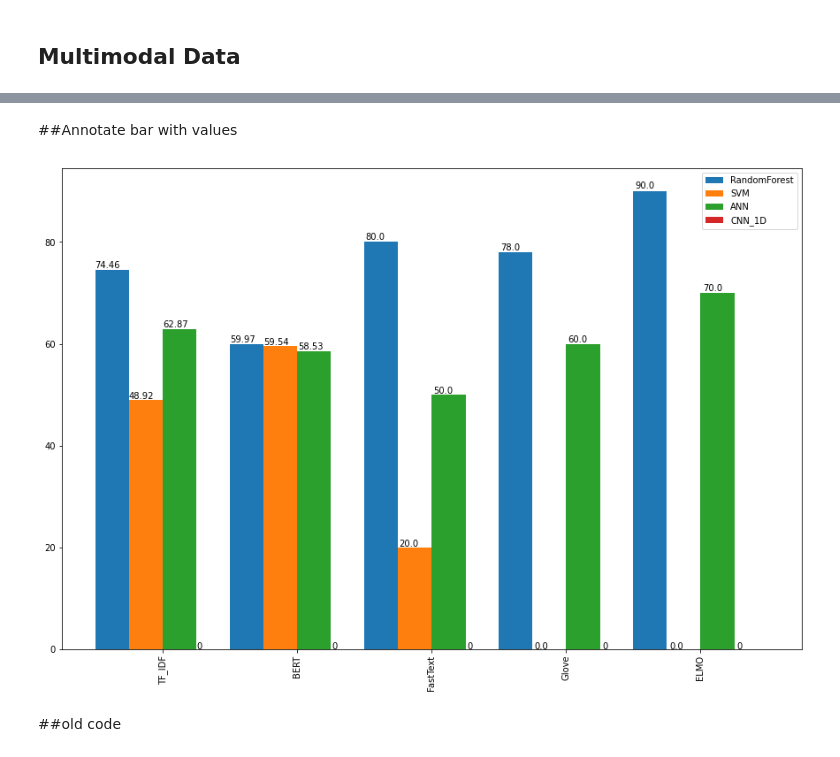
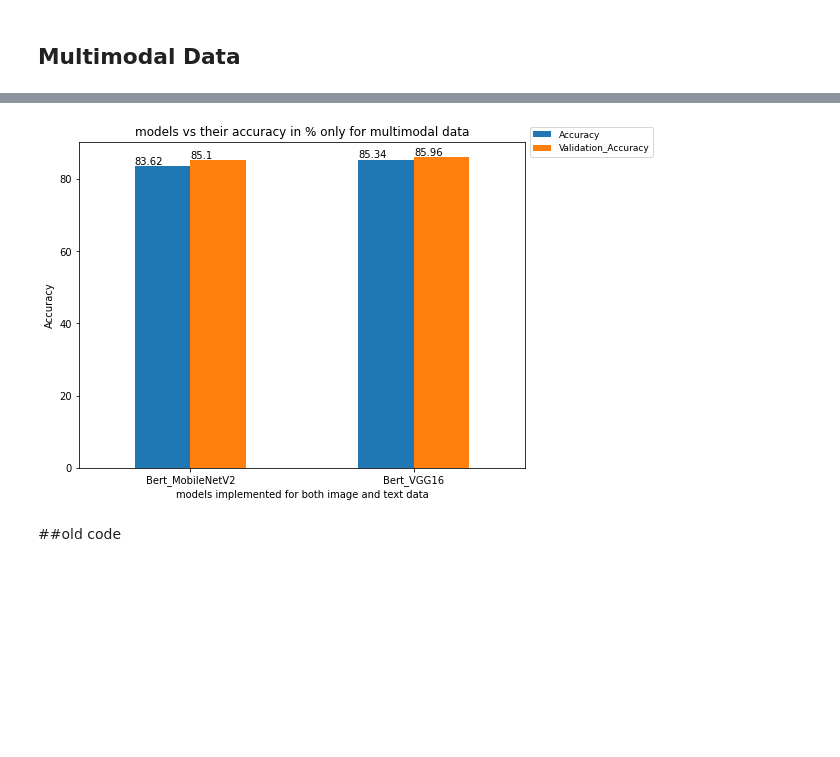
Before and after one commit to PIYALI-bhunia/MultimodelDataPreprocessing, a Jupyter notebook: Plot_Multimodal.ipynb, the cells around one changed output, grey strips where cells are left out. Cells and saved outputs as stored; diff of their text form; code cells hidden in the pictures; blank space fills up the shorter version.

```diff
--- a/Plot_Multimodal.ipynb
+++ b/Plot_Multimodal.ipynb
@@ -75,16 +41,18 @@ plt.show()
-# %% [markdown]
-##Annotate bar with values
-# %%
-import pandas as pd
-
-data={'RandomForest':[74.46,59.97,80,78,90],'SVM':[48.92,59.54,20,0,0],'ANN':[62.87,58.53,50,60,70],'CNN_1D':[0,0,0,0,0]}
-df=pd.DataFrame(data,columns=['RandomForest','SVM','ANN','CNN_1D'],index=['TF_IDF','BERT','FastText','Glove','ELMO'])
-
-ax = df.plot(kind='bar',figsize=(15,10),width=1.005)
-
-for p in ax.patches:
-    ax.annotate(str(p.get_height()), (p.get_x() * 1.005, p.get_height() * 1.005))
-# %% [output]
-[figure, removed]
+# %%
+import pandas as pd
+import numpy as np
+
+data={'Accuracy':[83.62,85.34],'Validation_Accuracy':[85.1,85.96]}
+df=pd.DataFrame(data,columns=['Accuracy','Validation_Accuracy'],index=['Bert_MobileNetV2','Bert_VGG16'])
+
+ax = df.plot(kind='bar',figsize=(8,6),rot=0)
+ax.set_title('models vs their accuracy in % only for multimodal data')
+ax.set_xlabel("models implemented for both image and text data")
+ax.set_ylabel("Accuracy")
+ax.legend(loc='center left', fontsize=9, bbox_to_anchor=(1,1))
+for p in ax.patches:
+    ax.annotate(str(p.get_height()), (p.get_x() * 1.005, p.get_height() * 1.005))
+# %% [output]
+[figure, added]
 # %% [markdown]
 ##old code
```
Also changed, not shown: parts of 9 cells of this notebook.
